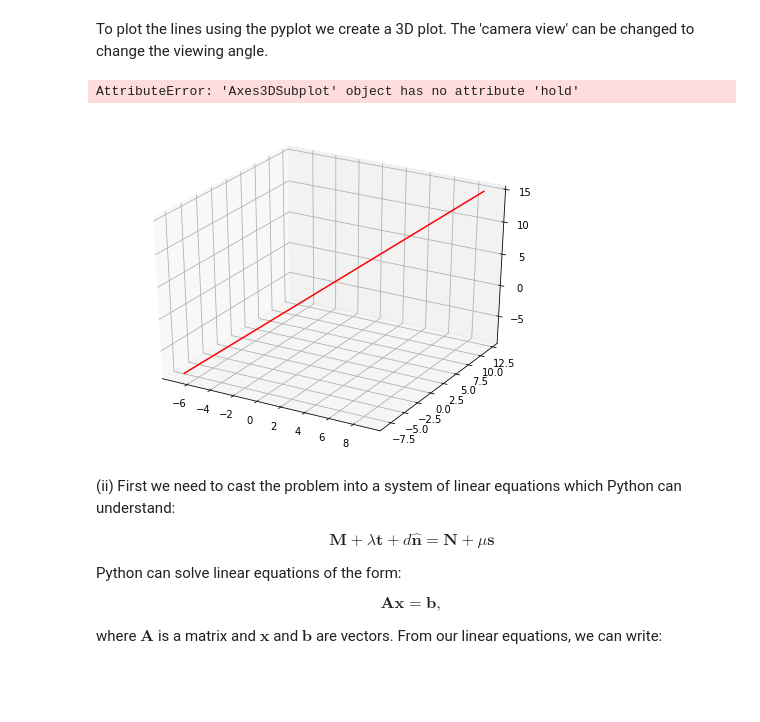
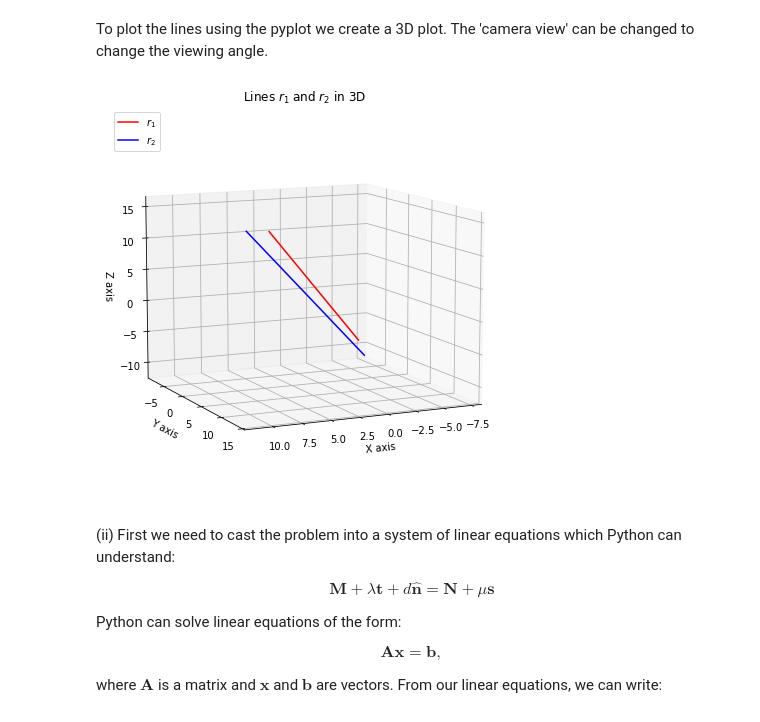
Before and after one commit to CambridgeEngineering/Part-IA-ExamplesPapers-Python, a Jupyter notebook: paper4/IA Paper 4 Mathematics 01.ipynb, the cells around one changed output. Saved outputs shown, nothing was run; the diff lists cells and outputs as text; code cells hidden in the pictures; blank space fills up the shorter version.

Commit message:
Remove axes hold

```diff
--- a/paper4/IA Paper 4 Mathematics 01.ipynb
+++ b/paper4/IA Paper 4 Mathematics 01.ipynb
@@ -115,36 +115,34 @@ fig = plt.figure(figsize=(8, 6))
 ax = fig.gca(projection='3d')
 
 # Plot r1
 ax.plot(r1[0], r1[1], r1[2], "r-")
-ax.hold("on")
 
 # Plot r2
 ax.plot(r2[0], r2[1], r2[2], "b-")
 
 # Add legend
 ax.legend(['$r_1$', '$r_2$'], loc='upper left')
 
 # Add plot title
 ax.set_title('Lines $r_1$ and $r_2$ in 3D')
 
 # Set axes limits to be sensible
 ax.set_xlim3d(min(r2[0]), max(r2[0]))
 ax.set_ylim3d(min(r2[1]), max(r2[1]))
 ax.set_zlim3d(min(r2[2]), max(r2[2]))
 
 # Add axes labels
 ax.set_xlabel('X axis')
 ax.set_ylabel('Y axis')
 ax.set_zlabel('Z axis')
 
 # Prevent axes labels being cut off
 plt.tight_layout()
 
 # Change angle and height of view
 ax.view_init(elev=10, azim=65)
 # %% [output]
-AttributeError: 'Axes3DSubplot' object has no attribute 'hold'
-[figure, old version]
+[figure, new version]
 # %% [markdown]
 (ii) First we need to cast the problem into a system of linear equations which Python can understand:
 
```
Also changed, not shown: parts of 1 cell of this notebook.
